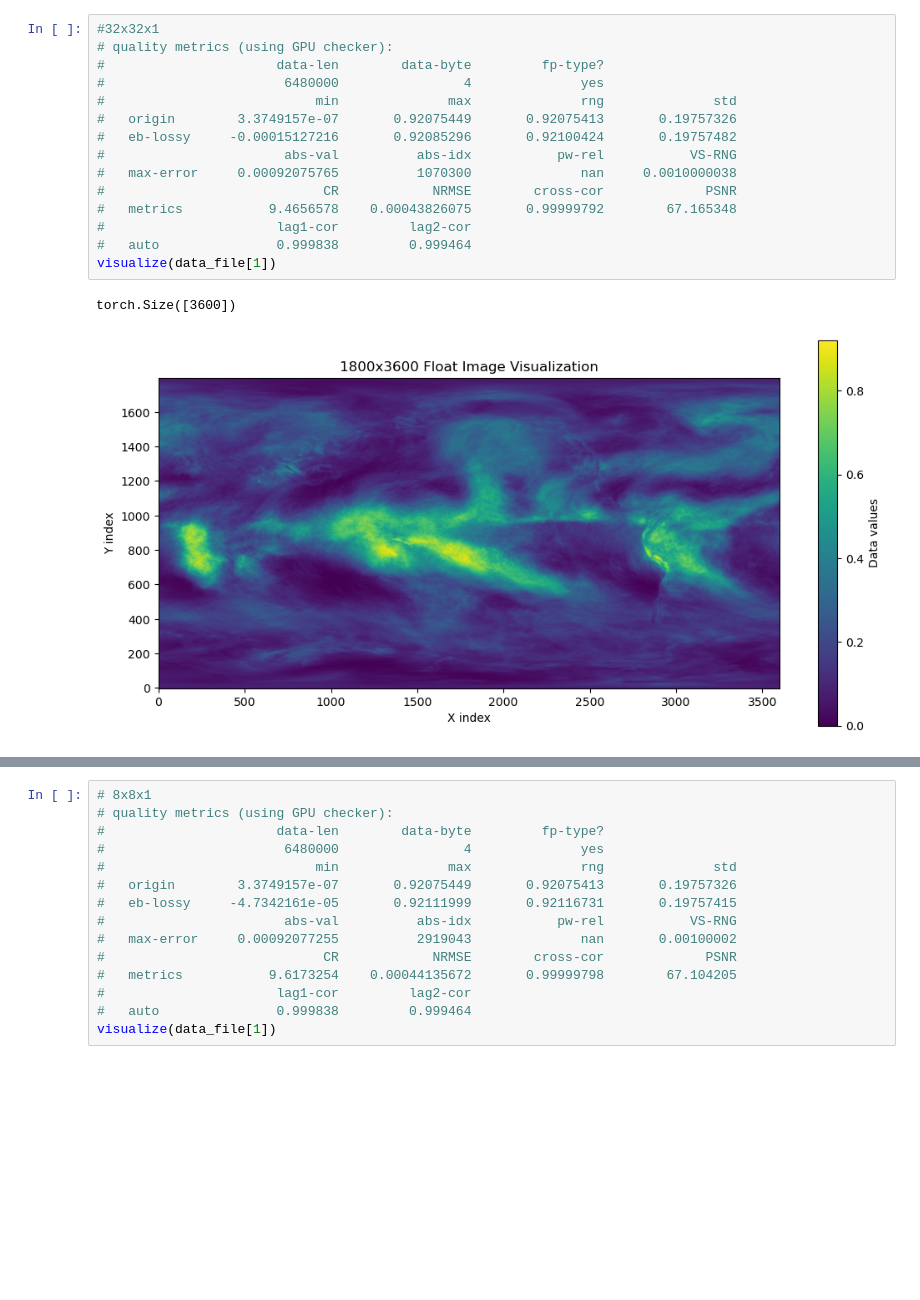
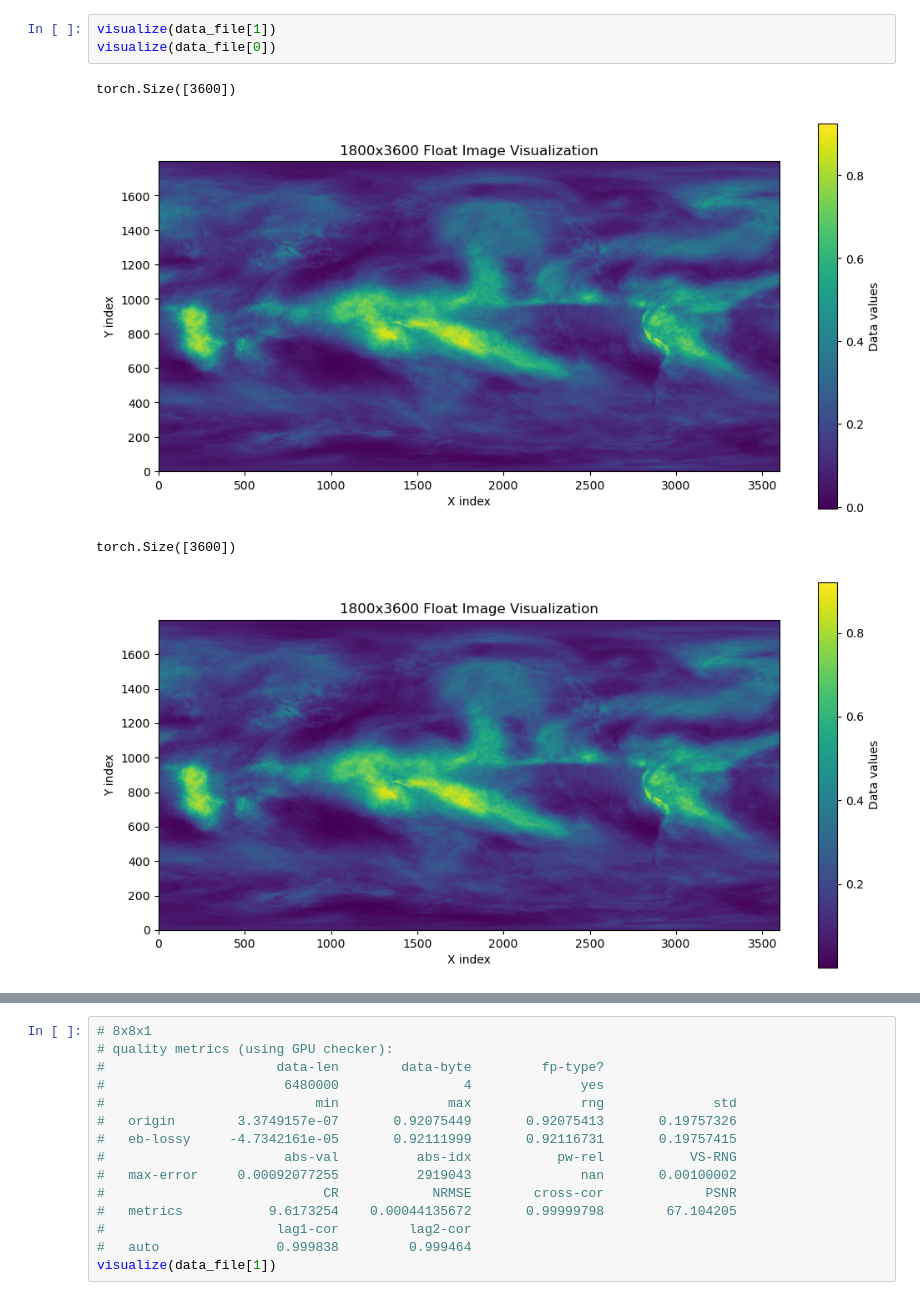
Before and after one commit to JLiu-1/cusz-I, a Jupyter notebook: visuailize.ipynb, the cells around one changed output, grey strips where cells are left out. Drawn from its saved outputs; the diff is of its cells as text; blank space fills up the shorter version.

```diff
--- a/visuailize.ipynb
+++ b/visuailize.ipynb
@@ -35,24 +36,14 @@ def visualize(data_file):
 
 	# 显示图像
 	plt.show()
-# %%
-#32x32x1
-# quality metrics (using GPU checker):
-#                      data-len        data-byte         fp-type?
-#                       6480000                4              yes
-#                           min              max              rng              std
-#   origin        3.3749157e-07       0.92075449       0.92075413       0.19757326
-#   eb-lossy     -0.00015127216       0.92085296       0.92100424       0.19757482
-#                       abs-val          abs-idx           pw-rel           VS-RNG
-#   max-error     0.00092075765          1070300              nan     0.0010000038
-#                            CR            NRMSE        cross-cor             PSNR
-#   metrics           9.4656578    0.00043826075       0.99999792        67.165348
-#                      lag1-cor         lag2-cor
-#   auto               0.999838         0.999464
-visualize(data_file[1])
-# %% [output]
-torch.Size([3600])
-[figure, removed]
+# %%
+visualize(data_file[1])
+visualize(data_file[0])
+# %% [output]
+torch.Size([3600])
+[figure, added]
+torch.Size([3600])
+[figure, added]
 # %%
 # 16x16x1
 # quality metrics (using GPU checker):
```
Also changed, not shown: parts of 2 cells of this notebook, 3 other files.
